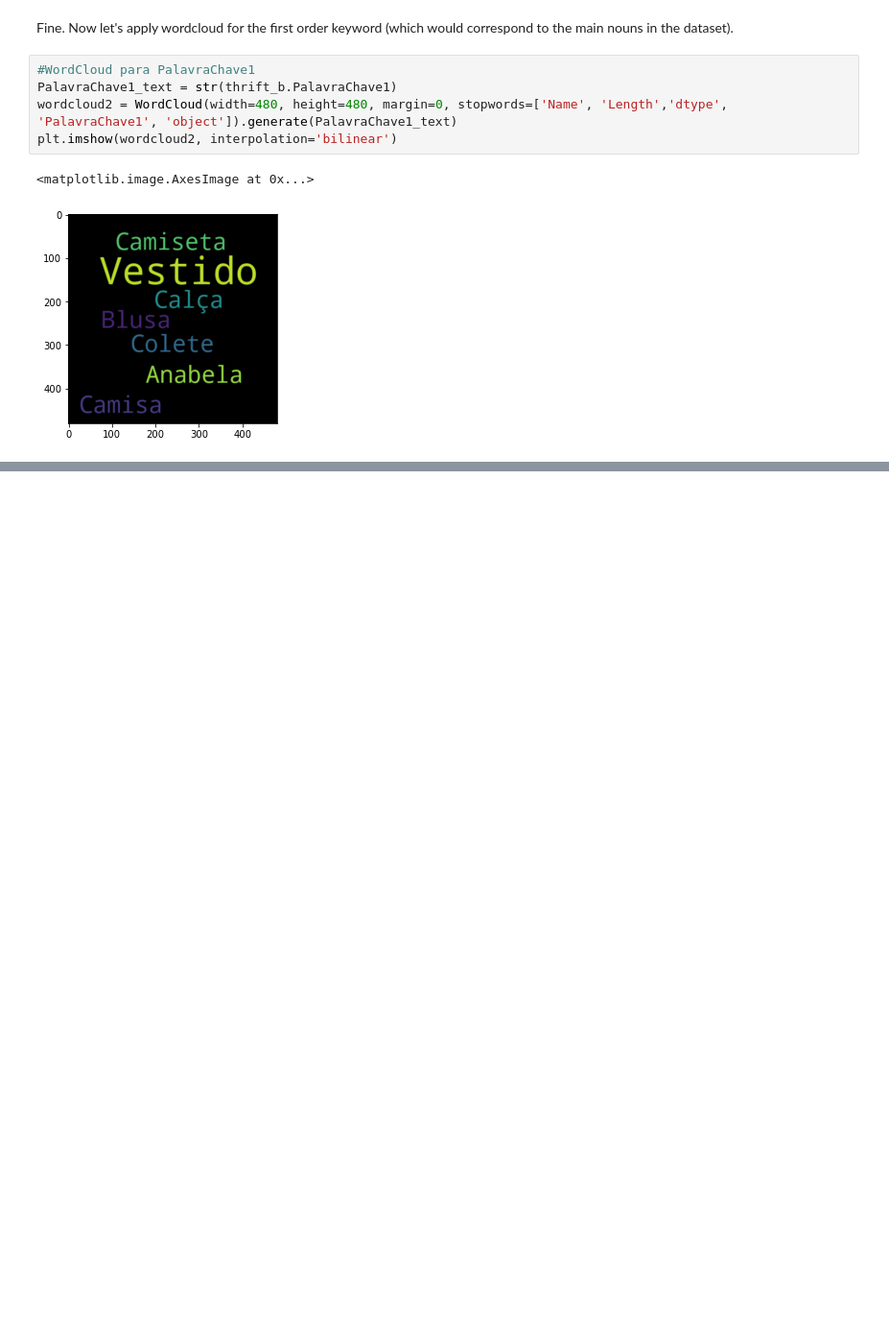
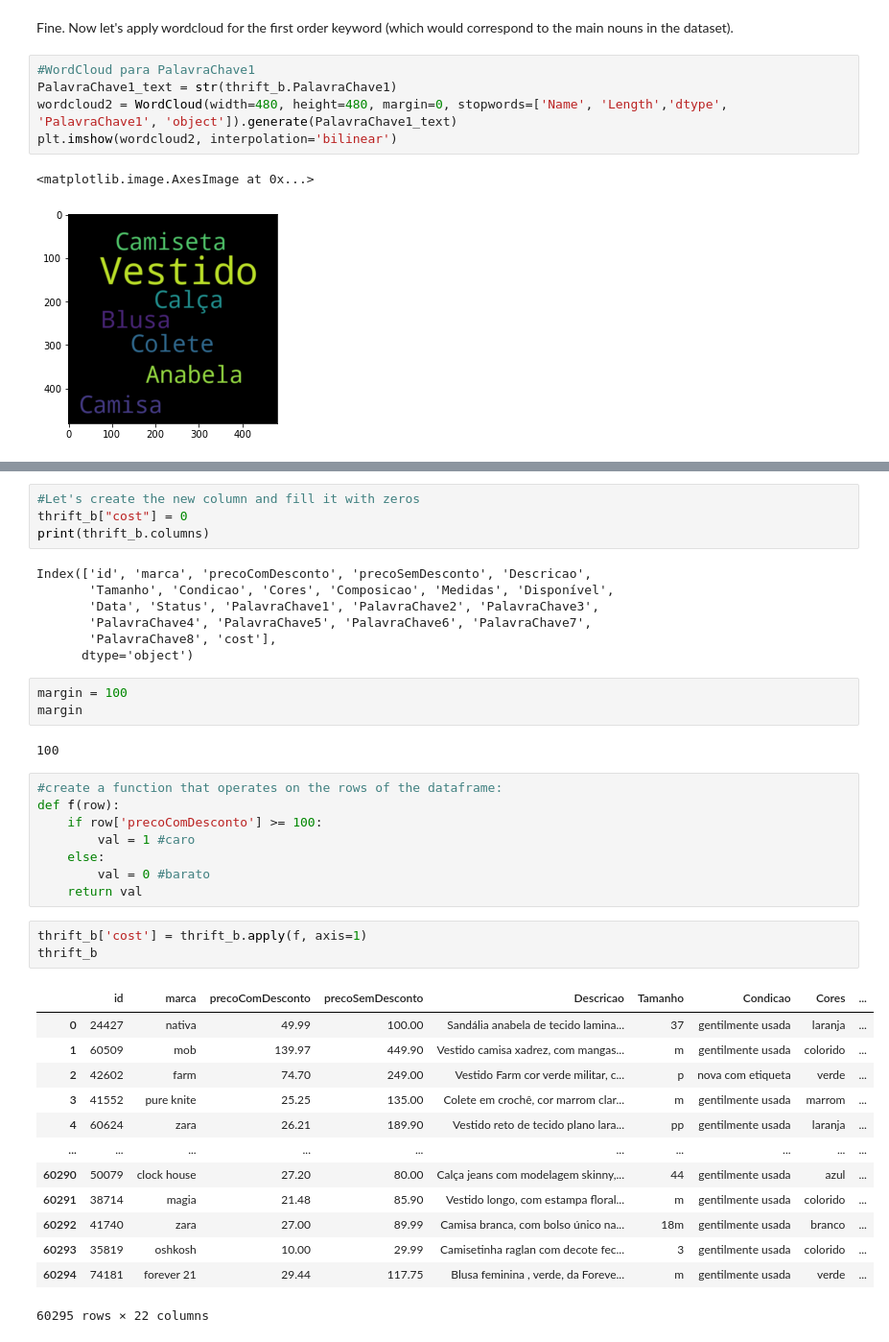
Before and after one commit to pedroafleite/thrift_stores, a Jupyter notebook: thrift_store.ipynb, the cells around one changed output, grey strips where cells are left out. Shown: that part at 96% size. Cells and saved outputs as stored; diff of their text form; blank space fills up the shorter version.

```diff
--- a/thrift_store.ipynb
+++ b/thrift_store.ipynb
@@ -759,0 +766,41 @@ Also, as we have seen previously, the most common pieces of clothing in Thrift S
+# %%
+#Let's create the new column and fill it with zeros
+thrift_b["cost"] = 0
+print(thrift_b.columns)
+# %% [output]
+Index(['id', 'marca', 'precoComDesconto', 'precoSemDesconto', 'Descricao',
+       'Tamanho', 'Condicao', 'Cores', 'Composicao', 'Medidas', 'Disponível',
+       'Data', 'Status', 'PalavraChave1', 'PalavraChave2', 'PalavraChave3',
+       'PalavraChave4', 'PalavraChave5', 'PalavraChave6', 'PalavraChave7',
+       'PalavraChave8', 'cost'],
+      dtype='object')
+# %%
+margin = 100
+margin
+# %% [output]
+100
+# %%
+#create a function that operates on the rows of the dataframe:
+def f(row):
+    if row['precoComDesconto'] >= 100:
+        val = 1 #caro
+    else:
+        val = 0 #barato
+    return val
+# %%
+thrift_b['cost'] = thrift_b.apply(f, axis=1)
+thrift_b
+# %% [output]
+|  | id | marca | precoComDesconto | precoSemDesconto | Descricao | Tamanho | Condicao | Cores | ... |
+| 0 | 24427 | nativa | 49.99 | 100.00 | Sandália anabela de tecido lamina... | 37 | gentilmente usada | laranja | ... |
+| 1 | 60509 | mob | 139.97 | 449.90 | Vestido camisa xadrez, com mangas... | m | gentilmente usada | colorido | ... |
+| 2 | 42602 | farm | 74.70 | 249.00 | Vestido Farm cor verde militar, c... | p | nova com etiqueta | verde | ... |
+| 3 | 41552 | pure knite | 25.25 | 135.00 | Colete em crochê, cor marrom clar... | m | gentilmente usada | marrom | ... |
+| 4 | 60624 | zara | 26.21 | 189.90 | Vestido reto de tecido plano lara... | pp | gentilmente usada | laranja | ... |
+| ... | ... | ... | ... | ... | ... | ... | ... | ... | ... |
+| 60290 | 50079 | clock house | 27.20 | 80.00 | Calça jeans com modelagem skinny,... | 44 | gentilmente usada | azul | ... |
+| 60291 | 38714 | magia | 21.48 | 85.90 | Vestido longo, com estampa floral... | m | gentilmente usada | colorido | ... |
+| 60292 | 41740 | zara | 27.00 | 89.99 | Camisa branca, com bolso único na... | 18m | gentilmente usada | branco | ... |
+| 60293 | 35819 | oshkosh | 10.00 | 29.99 | Camisetinha raglan com decote fec... | 3 | gentilmente usada | colorido | ... |
+| 60294 | 74181 | forever 21 | 29.44 | 117.75 | Blusa feminina , verde, da Foreve... | m | gentilmente usada | verde | ... |
+60295 rows × 22 columns
```
Also changed, not shown: parts of 31 cells of this notebook.
